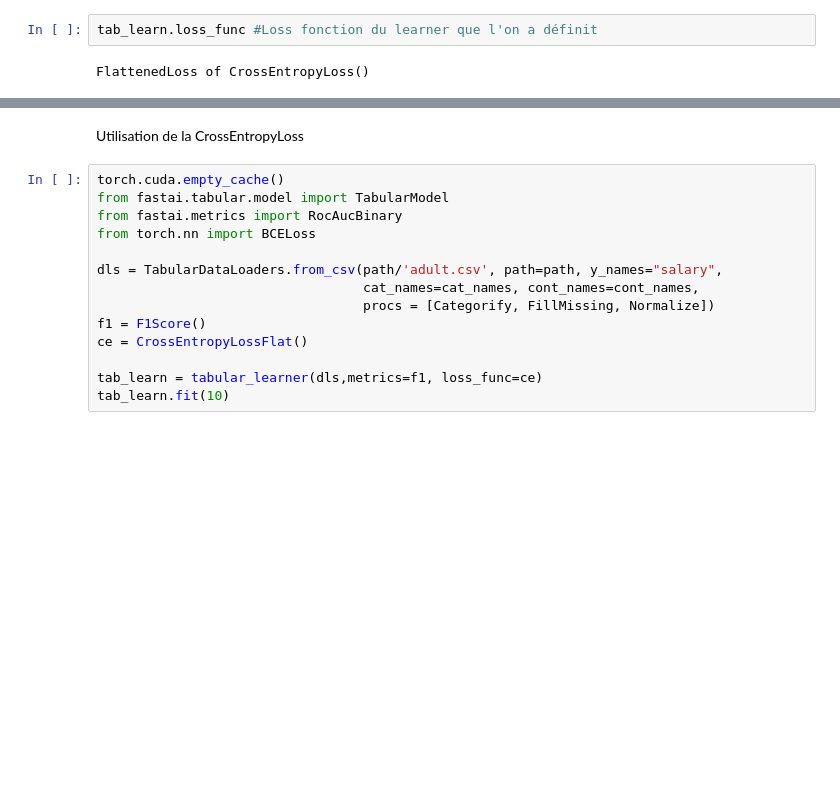
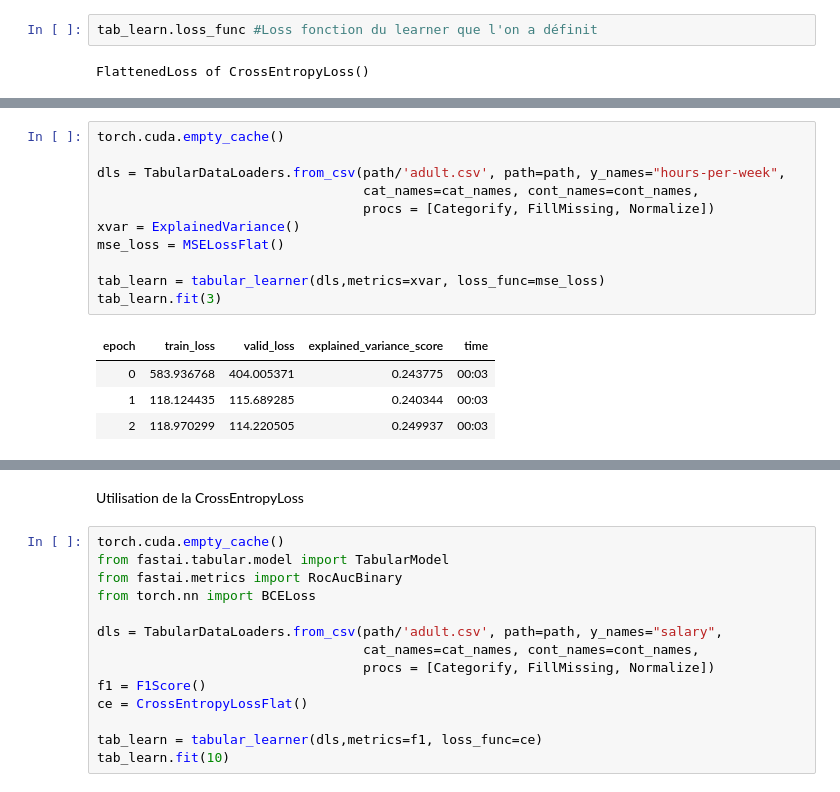
Before and after one commit to antmaio/Creactif_Fastai, a Jupyter notebook: Fastai_Seance7.ipynb, the cells around one changed output, grey strips where cells are left out. Drawn from its saved outputs; the diff is of its cells as text; blank space fills up the shorter version.

```diff
--- a/Fastai_Seance7.ipynb
+++ b/Fastai_Seance7.ipynb
@@ -196,0 +206,16 @@ FlattenedLoss of CrossEntropyLoss()
+# %%
+torch.cuda.empty_cache()
+
+dls = TabularDataLoaders.from_csv(path/'adult.csv', path=path, y_names="hours-per-week",
+                                  cat_names=cat_names, cont_names=cont_names,
+                                  procs = [Categorify, FillMissing, Normalize])
+xvar = ExplainedVariance()
+mse_loss = MSELossFlat()
+
+tab_learn = tabular_learner(dls,metrics=xvar, loss_func=mse_loss)
+tab_learn.fit(3)
+# %% [output]
+| epoch | train_loss | valid_loss | explained_variance_score | time |
+| 0 | 583.936768 | 404.005371 | 0.243775 | 00:03 |
+| 1 | 118.124435 | 115.689285 | 0.240344 | 00:03 |
+| 2 | 118.970299 | 114.220505 | 0.249937 | 00:03 |
```
Also changed, not shown: parts of 15 cells of this notebook.
